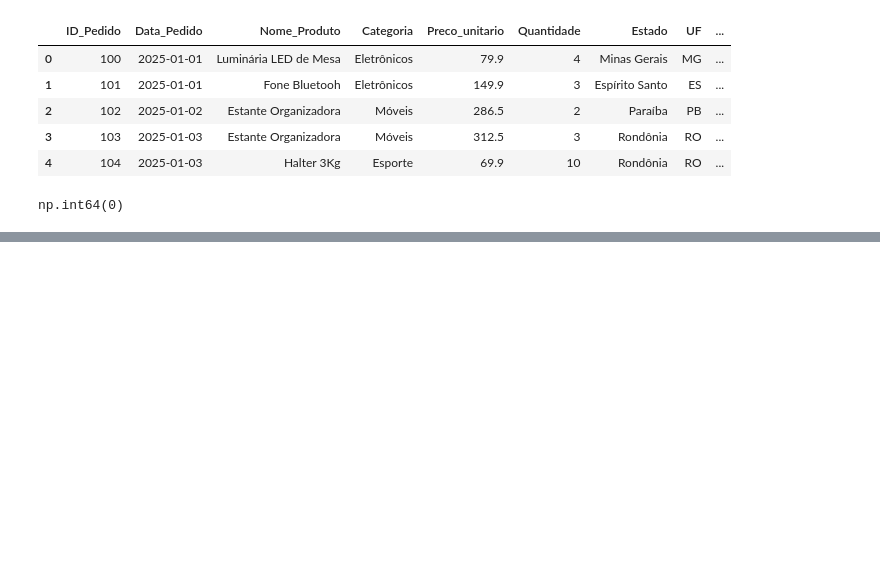
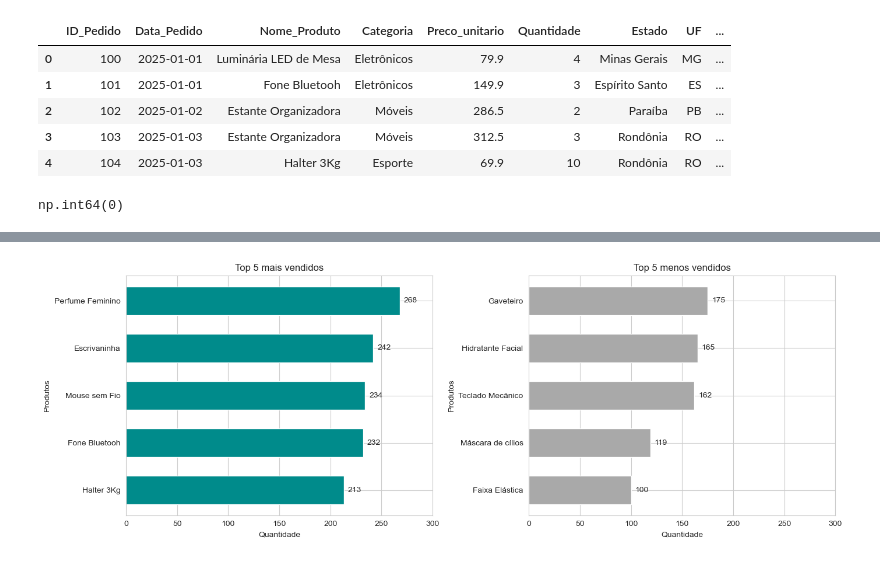
Before and after one commit to Clara-Elis/analise-vendas-python-pandas, a Jupyter notebook: Projeto1git.ipynb, the cells around one changed output, grey strips where cells are left out. Saved outputs shown, nothing was run; the diff lists cells and outputs as text; code cells hidden in the pictures; blank space fills up the shorter version.

```diff
--- a/Projeto1git.ipynb
+++ b/Projeto1git.ipynb
@@ -240,0 +271,3 @@ np.int64(0)
+# %%
+top5mais = df_vendas.groupby('Nome_Produto')['Quantidade'].sum().sort_values(ascending = False).head()
+top5mais
@@ -240,0 +282,3 @@ np.int64(0)
+# %%
+top5menos = df_vendas.groupby('Nome_Produto')['Quantidade'].sum().sort_values().head()
+top5menos
@@ -240,0 +293,32 @@ np.int64(0)
+# %%
+sns.set_style("whitegrid")
+
+fig, ax = plt.subplots(1, 2, figsize=(14, 5))
+
+top5mais = top5mais.sort_values()
+top5menos = top5menos.sort_values()
+
+# Coloca numeração nas barras horizontais
+# .barh desenha as barras e ao mesmo tempo retorna o objeto do desenho. Salvei o objeto em barra0.
+barra0 = ax[0].barh(top5mais.index, top5mais.values, color = 'darkcyan', height = 0.6)
+ax[0].bar_label(barra0, padding = 5)
+
+ax[0].set_title('Top 5 mais vendidos')
+ax[0].set_xlabel('Quantidade')
+ax[0].set_ylabel('Produtos')
+ax[0].set_xlim(0, 300)
+
+# Coloca numeração nas barras horizontais
+barra1 = ax[1].barh(top5menos.index, top5menos.values, color = 'darkgray', height = 0.6)
+ax[1].bar_label(barra1, padding = 5)
+
+ax[1].set_title('Top 5 menos vendidos')
+ax[1].set_xlabel('Quantidade')
+ax[1].set_ylabel('Produtos')
+ax[1].set_xlim(0, 300)
+
+
+plt.tight_layout()
+plt.show()
+# %% [output]
+[figure, added]
```
Also changed, not shown: parts of 5 cells of this notebook.
